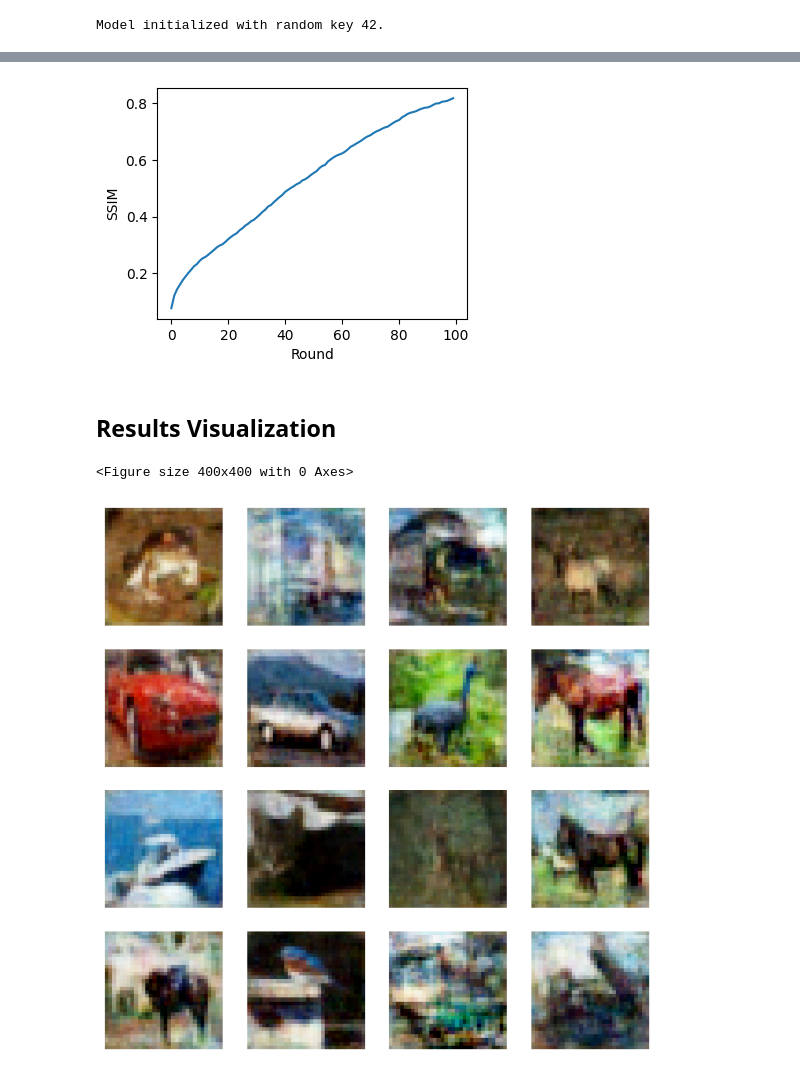
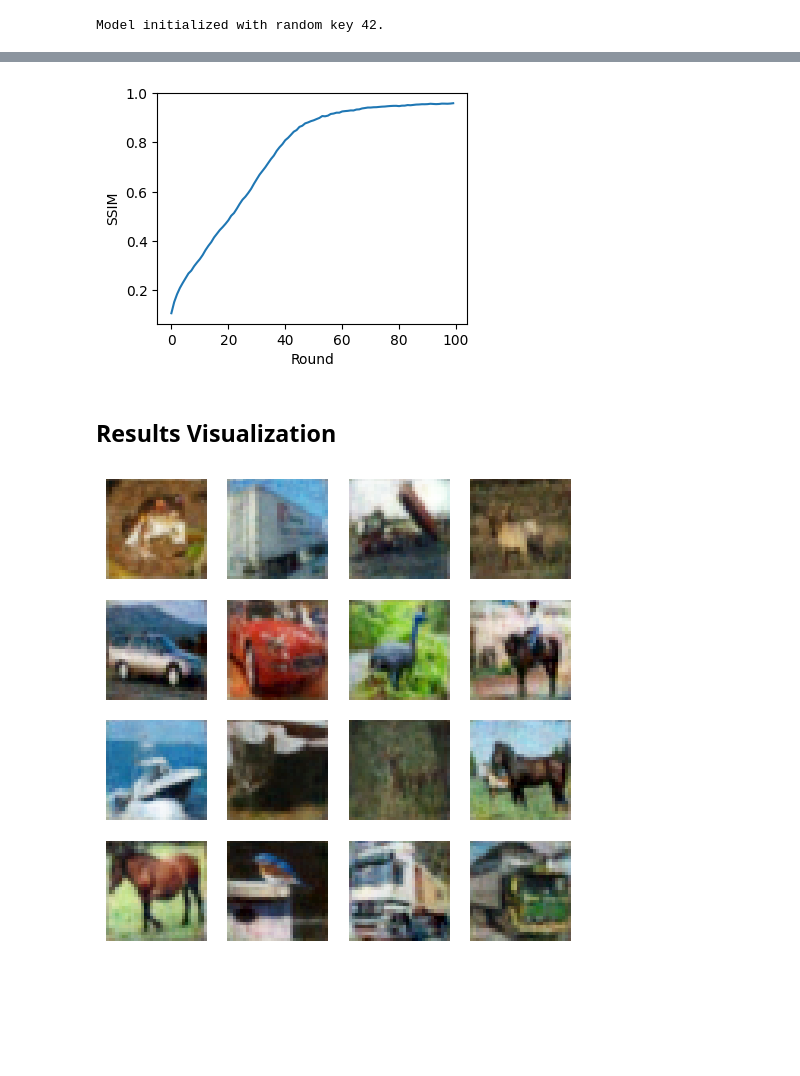
Before and after one commit to czhang024/CI-Net, a Jupyter notebook: CIFAR10.ipynb, the cells around one changed output, grey strips where cells are left out. Cells and saved outputs as stored; diff of their text form; code cells hidden in the pictures; blank space fills up the shorter version.

```diff
--- a/CIFAR10.ipynb
+++ b/CIFAR10.ipynb
@@ -39,7 +39,7 @@ size_batch = 16
 config["nz"] = 128
 config['total_img'] = size_batch
 config['b_size'] = size_batch
-config['num_epochs'] = 1000
+config['num_epochs'] = 2000
 config['rep_freq'] = config['num_epochs']/100
 
 attack =  {'method':'CI-Net','lr':0.001}
@@ -72,21 +63,20 @@ plt.ylabel("SSIM")
 plt.xlabel("Round")
 plt.show()
 # %% [output]
-[figure, old version]
+[figure, new version]
 # %% [markdown]
 ## Results Visualization
 # %%
 # Plot obtained images
 import numpy as np
 horizontal = int(np.sqrt(size_batch))
 vertical = int(np.sqrt(size_batch))
-fig, axes = plt.subplots(horizontal, vertical, figsize=(8,8))
+fig, axes = plt.subplots(horizontal, vertical, figsize=(6,6))
 for i in range(horizontal):
     for j in range(vertical):
         axes[i,j].imshow(torch.clamp(reconstructed_image["0"]["image"]['CI-Net']['ssim']["timeline"][0][-1][horizontal*i+j],min = 0 ,max =1)\
                          .detach().cpu().permute(1,2,0))
         axes[i,j].axis('off')
 plt.show()
 # %% [output]
-<Figure size 400x400 with 0 Axes>
-[figure, old version]
+[figure, new version]
```
Also changed, not shown: parts of 1 cell of this notebook, 3 other files.
